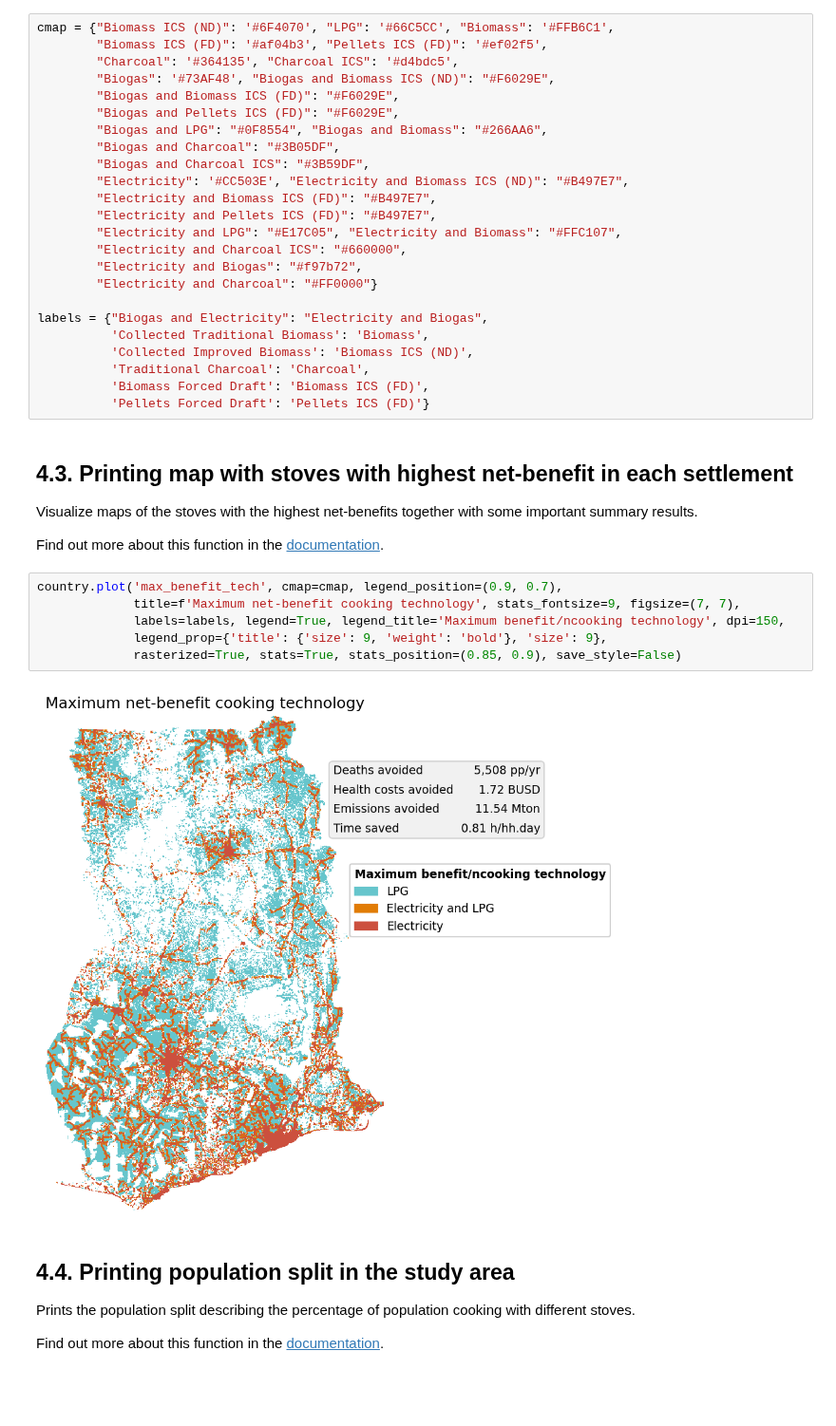
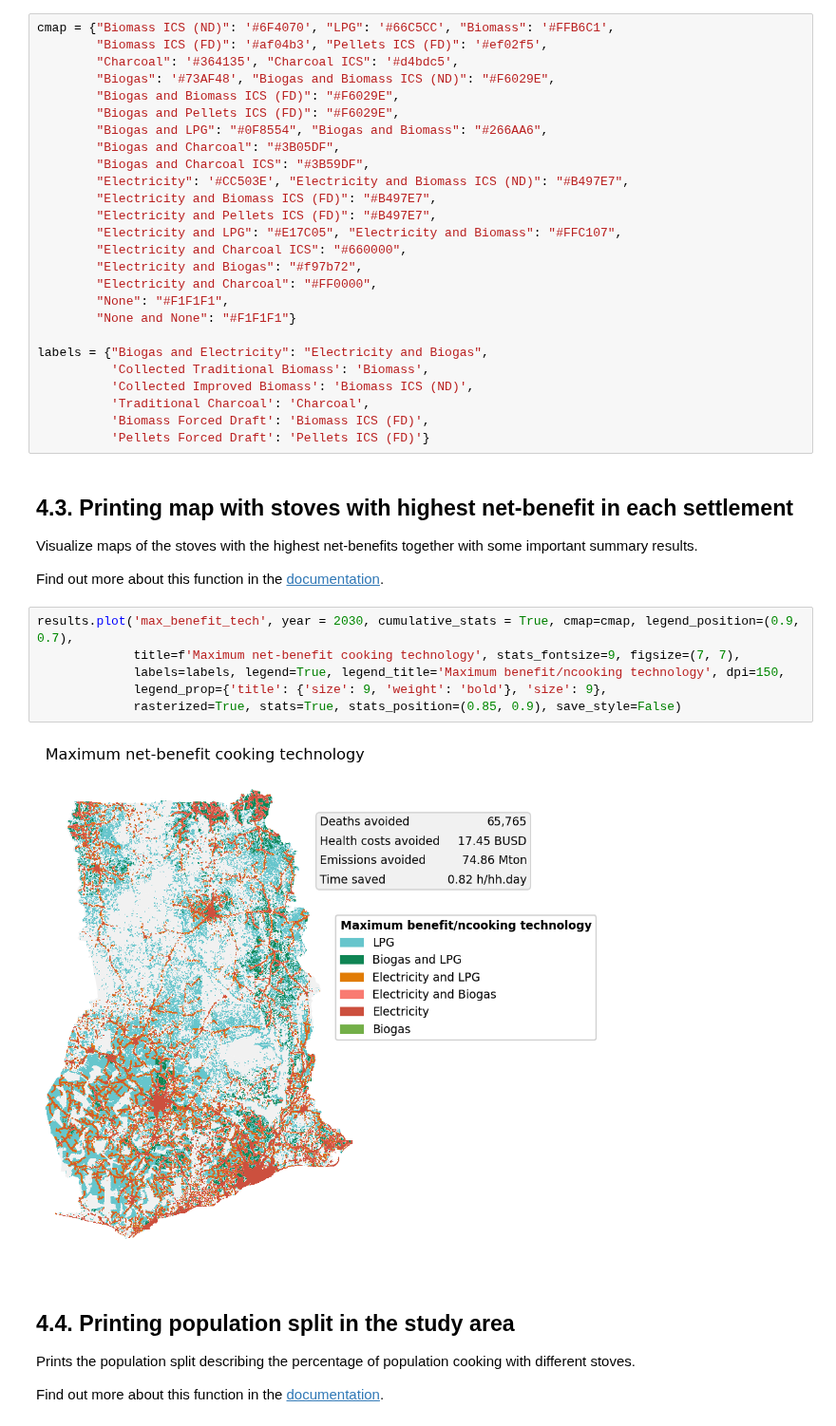
Before and after one commit to Open-Source-Spatial-Clean-Cooking-Tool/OnStove, a Jupyter notebook: example/OnStove_notebook.ipynb, the cells around one changed output. Shown at 95% size. Cells and saved outputs as stored; diff of their text form; blank space fills up the shorter version.

Commit message:
benefits and om costs

```diff
--- a/example/OnStove_notebook.ipynb
+++ b/example/OnStove_notebook.ipynb
@@ -600,7 +508,9 @@ cmap = {"Biomass ICS (ND)": '#6F4070', "LPG": '#66C5CC', "Biomass": '#FFB6C1',
         "Electricity and LPG": "#E17C05", "Electricity and Biomass": "#FFC107",
         "Electricity and Charcoal ICS": "#660000",
         "Electricity and Biogas": "#f97b72",
-        "Electricity and Charcoal": "#FF0000"}
+        "Electricity and Charcoal": "#FF0000",
+        "None": "#F1F1F1",
+        "None and None": "#F1F1F1"}
 
 labels = {"Biogas and Electricity": "Electricity and Biogas",
           'Collected Traditional Biomass': 'Biomass',
@@ -615,13 +525,13 @@ Visualize maps of the stoves with the highest net-benefits together with some im
 
 Find out more about this function in the [documentation](https://onstove-documentation.readthedocs.io/en/latest/generated/onstove.onstove.OnStove.plot.html).
 # %%
-country.plot('max_benefit_tech', cmap=cmap, legend_position=(0.9, 0.7),
+results.plot('max_benefit_tech', year = 2030, cumulative_stats = True, cmap=cmap, legend_position=(0.9, 0.7),
              title=f'Maximum net-benefit cooking technology', stats_fontsize=9, figsize=(7, 7),
              labels=labels, legend=True, legend_title='Maximum benefit/ncooking technology', dpi=150,
              legend_prop={'title': {'size': 9, 'weight': 'bold'}, 'size': 9},
              rasterized=True, stats=True, stats_position=(0.85, 0.9), save_style=False)
 # %% [output]
-[figure, old version]
+[figure, new version]
 # %% [markdown]
 ## 4.4. Printing population split in the study area
 
```
Also changed, not shown: parts of 37 cells of this notebook, 3 other files.
